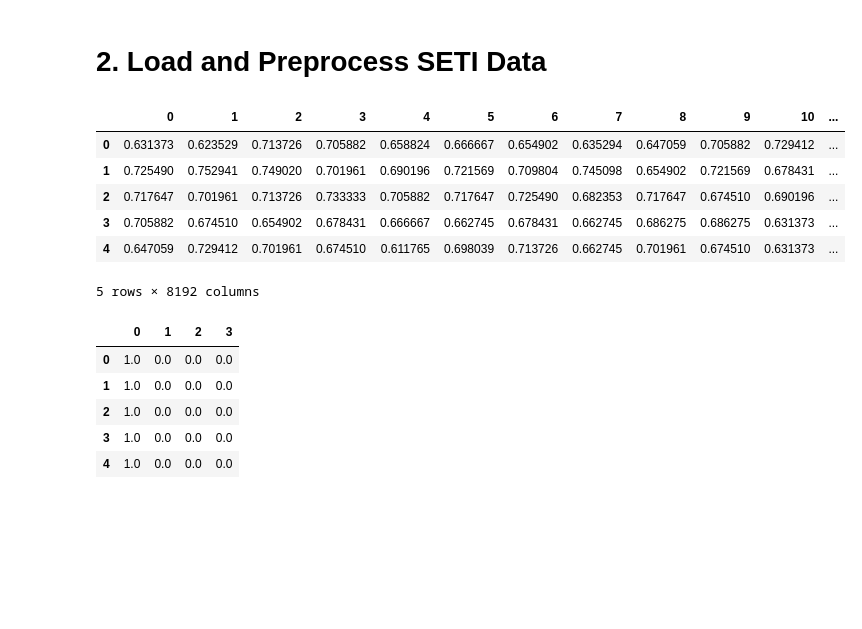
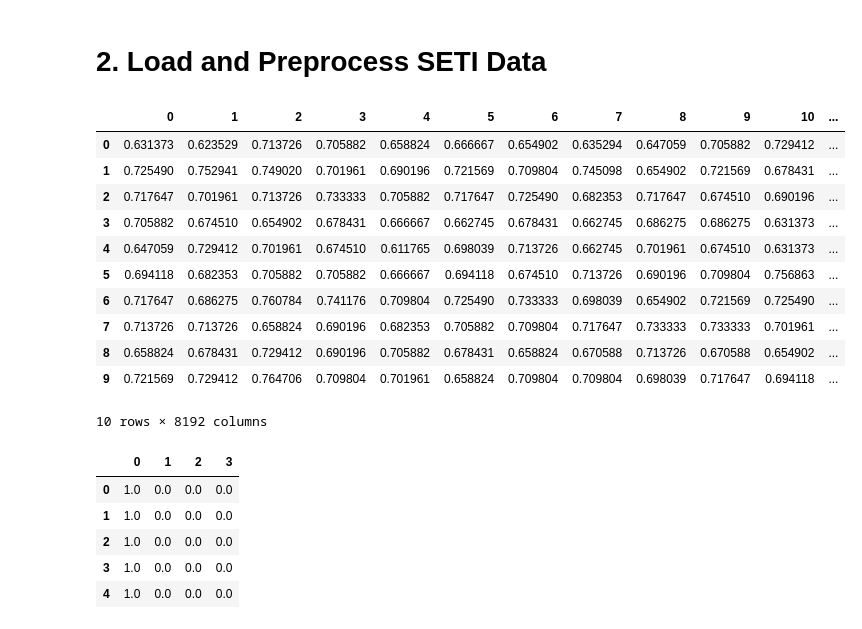
Before and after one commit to mohd-faizy/04P-Classify-Radio-Signals-from-Outer-Space-using-Keras, a Jupyter notebook: 04_Classify_Signals_from_Outer_Space_with_Keras.ipynb, the cells around one changed output. Drawn from its saved outputs; the diff is of its cells as text; code cells hidden in the pictures; blank space fills up the shorter version.

```diff
--- a/04_Classify_Signals_from_Outer_Space_with_Keras.ipynb
+++ b/04_Classify_Signals_from_Outer_Space_with_Keras.ipynb
@@ -57,15 +57,20 @@ val_images = pd.read_csv('dataset/validation/images.csv', header=None)
 val_labels = pd.read_csv('dataset/validation/labels.csv', header=None)
 # %%
 # All the values in the image.csv are normalised to lie in range 0 & 1
-train_images.head(5) # No Column Name - These are all Pixel intensity values
+train_images.head(10) # No Column Name - These are all Pixel intensity values
 # %% [output]
 |  | 0 | 1 | 2 | 3 | 4 | 5 | 6 | 7 | 8 | 9 | 10 | ... |
 | 0 | 0.631373 | 0.623529 | 0.713726 | 0.705882 | 0.658824 | 0.666667 | 0.654902 | 0.635294 | 0.647059 | 0.705882 | 0.729412 | ... |
 | 1 | 0.725490 | 0.752941 | 0.749020 | 0.701961 | 0.690196 | 0.721569 | 0.709804 | 0.745098 | 0.654902 | 0.721569 | 0.678431 | ... |
 | 2 | 0.717647 | 0.701961 | 0.713726 | 0.733333 | 0.705882 | 0.717647 | 0.725490 | 0.682353 | 0.717647 | 0.674510 | 0.690196 | ... |
 | 3 | 0.705882 | 0.674510 | 0.654902 | 0.678431 | 0.666667 | 0.662745 | 0.678431 | 0.662745 | 0.686275 | 0.686275 | 0.631373 | ... |
 | 4 | 0.647059 | 0.729412 | 0.701961 | 0.674510 | 0.611765 | 0.698039 | 0.713726 | 0.662745 | 0.701961 | 0.674510 | 0.631373 | ... |
+| 5 | 0.694118 | 0.682353 | 0.705882 | 0.705882 | 0.666667 | 0.694118 | 0.674510 | 0.713726 | 0.690196 | 0.709804 | 0.756863 | ... |
+| 6 | 0.717647 | 0.686275 | 0.760784 | 0.741176 | 0.709804 | 0.725490 | 0.733333 | 0.698039 | 0.654902 | 0.721569 | 0.725490 | ... |
+| 7 | 0.713726 | 0.713726 | 0.658824 | 0.690196 | 0.682353 | 0.705882 | 0.709804 | 0.717647 | 0.733333 | 0.733333 | 0.701961 | ... |
+| 8 | 0.658824 | 0.678431 | 0.729412 | 0.690196 | 0.705882 | 0.678431 | 0.658824 | 0.670588 | 0.713726 | 0.670588 | 0.654902 | ... |
+| 9 | 0.721569 | 0.729412 | 0.764706 | 0.709804 | 0.701961 | 0.658824 | 0.709804 | 0.709804 | 0.698039 | 0.717647 | 0.694118 | ... |
-5 rows × 8192 columns
+10 rows × 8192 columns
 # %%
 train_labels.head(5) # SETI has encode them as OneHot Vectors
 # %% [output]
```
Also changed, not shown: parts of 1 cell of this notebook.
